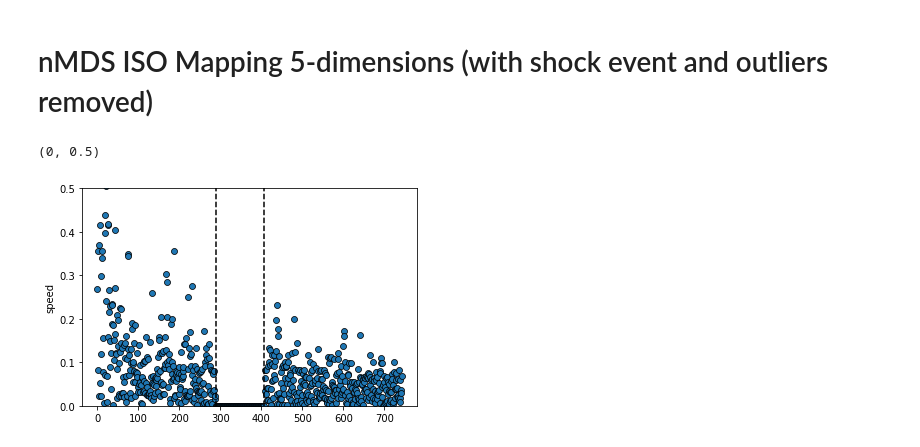
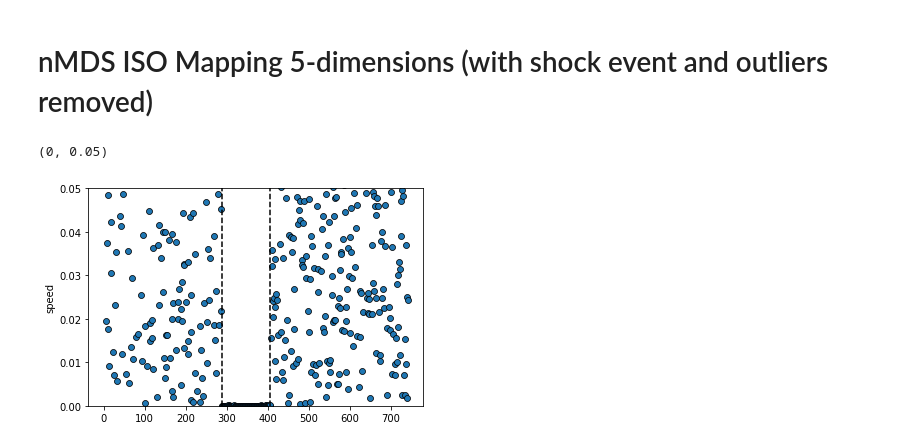
Before and after one commit to johnwoodill/Anomalous-Detection-Browning-Simulation, a Jupyter notebook: 5-Brownian-Simulation-full-script.ipynb, the cells around one changed output. Drawn from its saved outputs; the diff is of its cells as text; code cells hidden in the pictures.

```diff
--- a/5-Brownian-Simulation-full-script.ipynb
+++ b/5-Brownian-Simulation-full-script.ipynb
@@ -423,9 +427,9 @@ plt.axvline(407, ls='--', color='black')
 # %%
 # Limit outliers
 plt = sns.scatterplot(x=range(len(ndat)) ,y=ndat['speed'], edgecolor="black")
 plt.axvline(289, ls='--', color='black')
 plt.axvline(407, ls='--', color='black')
-plt.set_ylim([0, .5])
+plt.set_ylim([0, .05])
 # %% [output]
-(0, 0.5)
+(0, 0.05)
-[figure, old version]
+[figure, new version]
```
Also changed, not shown: parts of 15 cells of this notebook.
